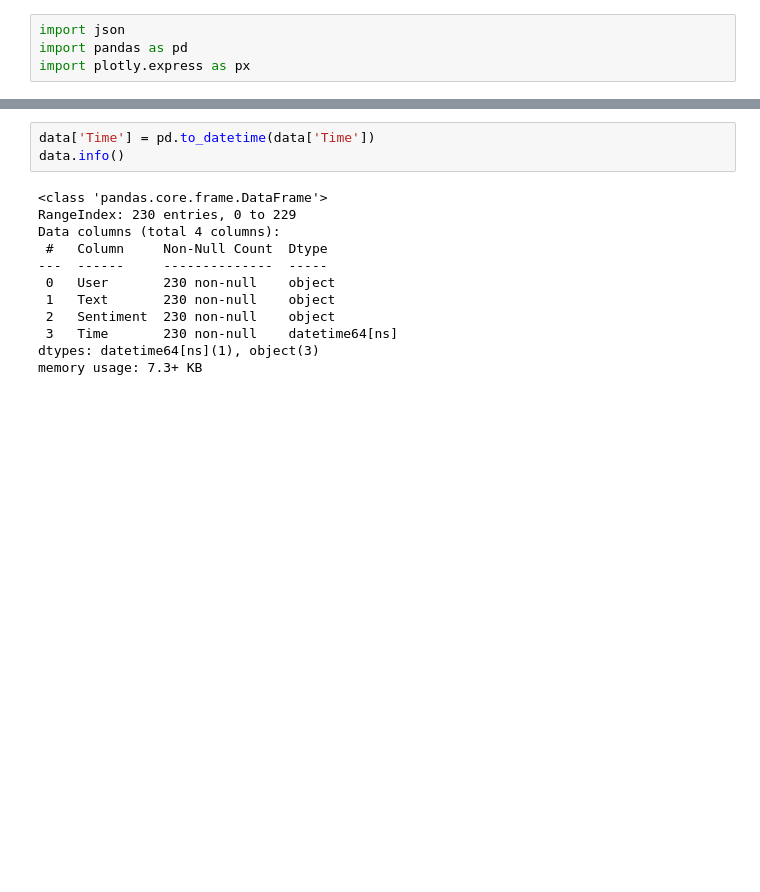
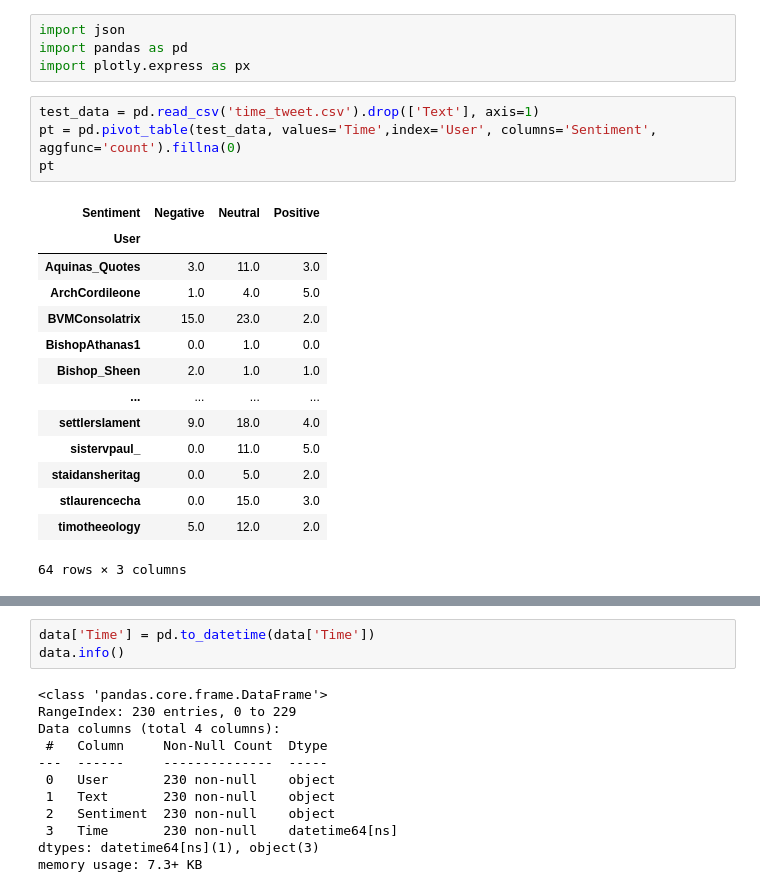
Before and after one commit to jjz17/Twitter-Mining, a Jupyter notebook: test.ipynb, the cells around one changed output, grey strips where cells are left out. Drawn from its saved outputs; the diff is of its cells as text; blank space fills up the shorter version.

Commit message:
Testing pivot table functionality

```diff
--- a/test.ipynb
+++ b/test.ipynb
@@ -2,6 +2,25 @@
 import json
 import pandas as pd
 import plotly.express as px
+# %%
+test_data = pd.read_csv('time_tweet.csv').drop(['Text'], axis=1)
+pt = pd.pivot_table(test_data, values='Time',index='User', columns='Sentiment', aggfunc='count').fillna(0)
+pt
+# %% [output]
+| Sentiment | Negative | Neutral | Positive |
+| User |  |  |  |
+| Aquinas_Quotes | 3.0 | 11.0 | 3.0 |
+| ArchCordileone | 1.0 | 4.0 | 5.0 |
+| BVMConsolatrix | 15.0 | 23.0 | 2.0 |
+| BishopAthanas1 | 0.0 | 1.0 | 0.0 |
+| Bishop_Sheen | 2.0 | 1.0 | 1.0 |
+| ... | ... | ... | ... |
+| settlerslament | 9.0 | 18.0 | 4.0 |
+| sistervpaul_ | 0.0 | 11.0 | 5.0 |
+| staidansheritag | 0.0 | 5.0 | 2.0 |
+| stlaurencecha | 0.0 | 15.0 | 3.0 |
+| timotheeology | 5.0 | 12.0 | 2.0 |
+64 rows × 3 columns
 # %%
 data = pd.read_csv('time_tweet.csv')
 data
```
Also changed, not shown: parts of 1 cell of this notebook, 3 other files.
